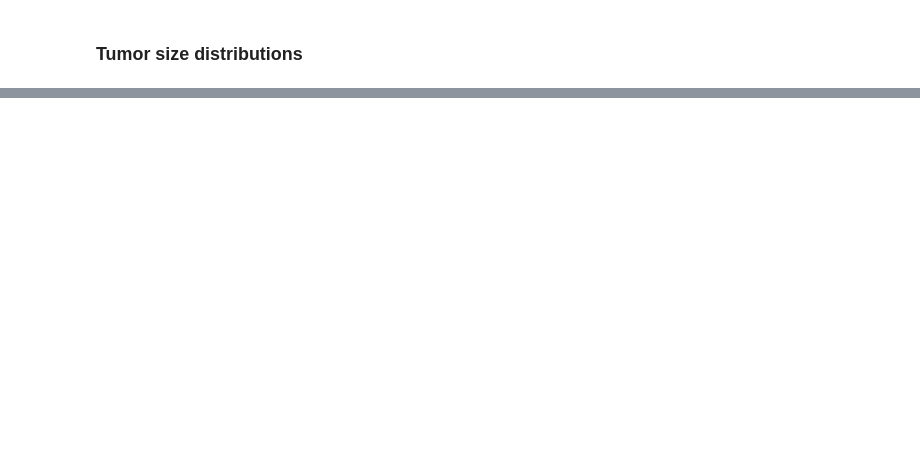
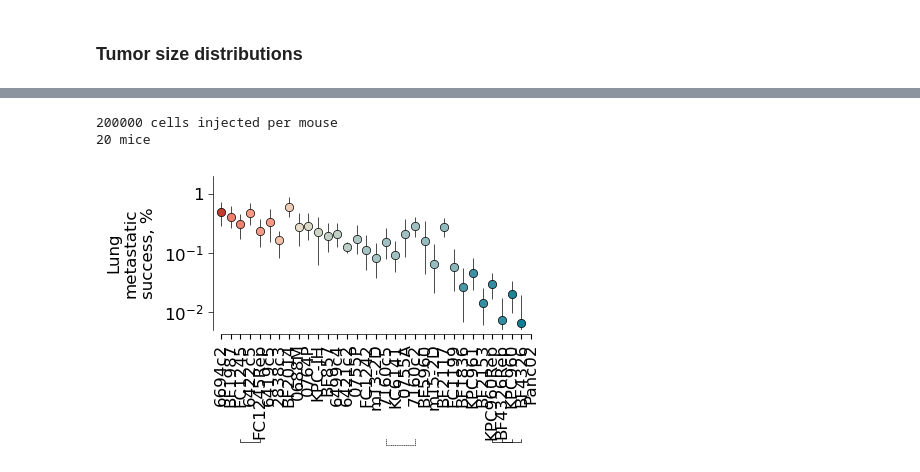
Before and after one commit to alyulina/metastatic-phenotypes, a Jupyter notebook: figures/fig3/fig3.ipynb, the cells around one changed output, grey strips where cells are left out. Saved outputs shown, nothing was run; the diff lists cells and outputs as text; code cells hidden in the pictures; blank space fills up the shorter version.

Commit message:
Fixed normalizing factor for met success

```diff
--- a/figures/fig3/fig3.ipynb
+++ b/figures/fig3/fig3.ipynb
@@ -1467,0 +126,79 @@ for i in range(len(percentiles)):
+# %%
+# 3w F1 iv lung samples from exp. one (see bootstrapping.ipynb for details)
+
+what = ['1', 20, 'C57B6/129S F1', 'intravenous', 'lung']
+tag = '_'.join([str(w).replace('/', '').replace(' ', '') for w in what])
+samples = list(set(metadata.loc[(metadata['experiment'] == what[0]) &
+                                (metadata['time point, d'] > what[1]) & # be careful here
+                                (metadata['genotype'] == what[2]) &
+                                (metadata['injection method'] == what[3]) &
+                                (metadata['tissue'] == what[4])
+].apply(lambda row: row['notes'].split()[0] if row['notes'] != 'none' else row.name, axis=1).tolist())) # choosing the correct name for merged counts
+
+# compute proportions from pre-injection samples
+pre_injection_samples = metadata[(metadata['time point, d'] == 0) & (metadata['experiment'] == what[0])]
+clID__frac_0 = {clID: np.mean([read_counts_by_cell_line[sample_id][clID] / sum(read_counts_by_cell_line[sample_id][1:]) for sample_id in pre_injection_samples.index]) for clID in clIDs_no_spikein}
+
+# compute number of cells injected from post-injection samples – be very careful here!!
+n_injected_list = [np.mean([metadata.loc[sample_id.split(':')]['initial number of cells'] for sample_id in sample_id.split(':')]) for sample_id in samples]
+n_injected_avg = np.mean(n_injected_list)
+if len(set(n_injected_list)) != 1:
+    print('Double-check numbers!')
+else:
+    print(round(n_injected_avg), 'cells injected per mouse')
+
+# compute expected initial number of cells per cell line
+clID__n_0 = {clID: clID__frac_0[clID] * n_injected_avg for clID in clIDs_no_spikein}
+
+n_mice = len(samples); print(round(n_mice), 'mice')
+clID__mean_n = utils.get_burden_and_n(samples)[1] # data mean
+clID__mean_success = {k: clID__mean_n[k] / (clID__n_0[k] * n_mice) for k, v in clID__mean_n.items()}
+clID__err_success = {k: [max(0, clID__mean_success[k] - (np.percentile(v, 2.5) / (clID__n_0[k] * n_mice))),
+                           max(0, (np.percentile(v, 97.5) / (clID__n_0[k] * n_mice) - clID__mean_success[k]))]
+                       for k, v in what__n_tumors_bootstraps['n_tumors_bootstrap__' + tag].items()}
+# %% [output]
+200000 cells injected per mouse
+20 mice
+# %%
+name = 'lung_metastatic_success_log_3w_f1_lung_exp1'
+si = 'main'
+
+fig, ax = plt.subplots(figsize=(4, 2))
+ax.spines[['top', 'right']].set_visible(False)
+ax.spines['bottom'].set_position(('axes', -0.025))
+ax.spines['left'].set_position(('axes', -0.025))
+
+ax.spines[['bottom', 'left']].set_linewidth(0.5)
+ax.yaxis.set_tick_params(width=0.5)
+
+for i, clID in enumerate(clIDs_sorted):
+    ax.scatter(i, clID__mean_success[clID], color=clID__color_1[clID], edgecolor='black', linewidth=0.5, clip_on=False)
+    ax.errorbar(i, clID__mean_success[clID], yerr=[[clID__err_success[clID][0]], [clID__err_success[clID][1]]], color='black', linewidth=0.5, ls='none', zorder=-2)
+    #print(clID__mean_success[clID], [clID__err_success[clID][0]], [clID__err_success[clID][1]])
+
+ax.set_yscale('log')
+ax.set_yticks([1e-5, 1e-4, 1e-3, 1e-2])
+ax.set_yticklabels(['$10^{-3}$', '$10^{-2}$', '$10^{-1}$', '$1$'], size=12)
+ax.set_ylim(0.5e-4, 2e-2)
+ax.minorticks_off()
+
+ax.set_xlim(0, len(clIDs_sorted) - 1)
+ax.set_xticks(range(len(clIDs_sorted)))
+ax.set_xticklabels([clID__label[x] for x in clIDs_sorted], size=12, rotation=90)
+
+ax.set_ylabel('Lung\nmetastatic\nsuccess, %', fontsize=12, labelpad=6)
+
+# connecting replicate cell lines by lines
+for key, value in clID_replicates__linestyle.items():
+    if key[0] not in clIDs_sorted:
+        continue
+    y = 0.8e-6
+    x = sorted([clIDs_sorted.index(key[0]), clIDs_sorted.index(key[1])])
+    ax.annotate('', xy=(x[0], y), xycoords='data', xytext=(x[1], y), textcoords='data',
+                arrowprops=dict(arrowstyle='-', linestyle=value, linewidth=0.5, color='0',
+                patchA=None, patchB=None, connectionstyle='bar,angle=180,fraction=-0.3'),
+                annotation_clip=False);
+
+plt.savefig(path_to_save_figs + 'fig3/figs/' + si + '_' + name + '.pdf', dpi=300, bbox_inches='tight')
+# %% [output]
+[figure, added]
```
Also changed, not shown: parts of 72 cells of this notebook, 15 other files.
